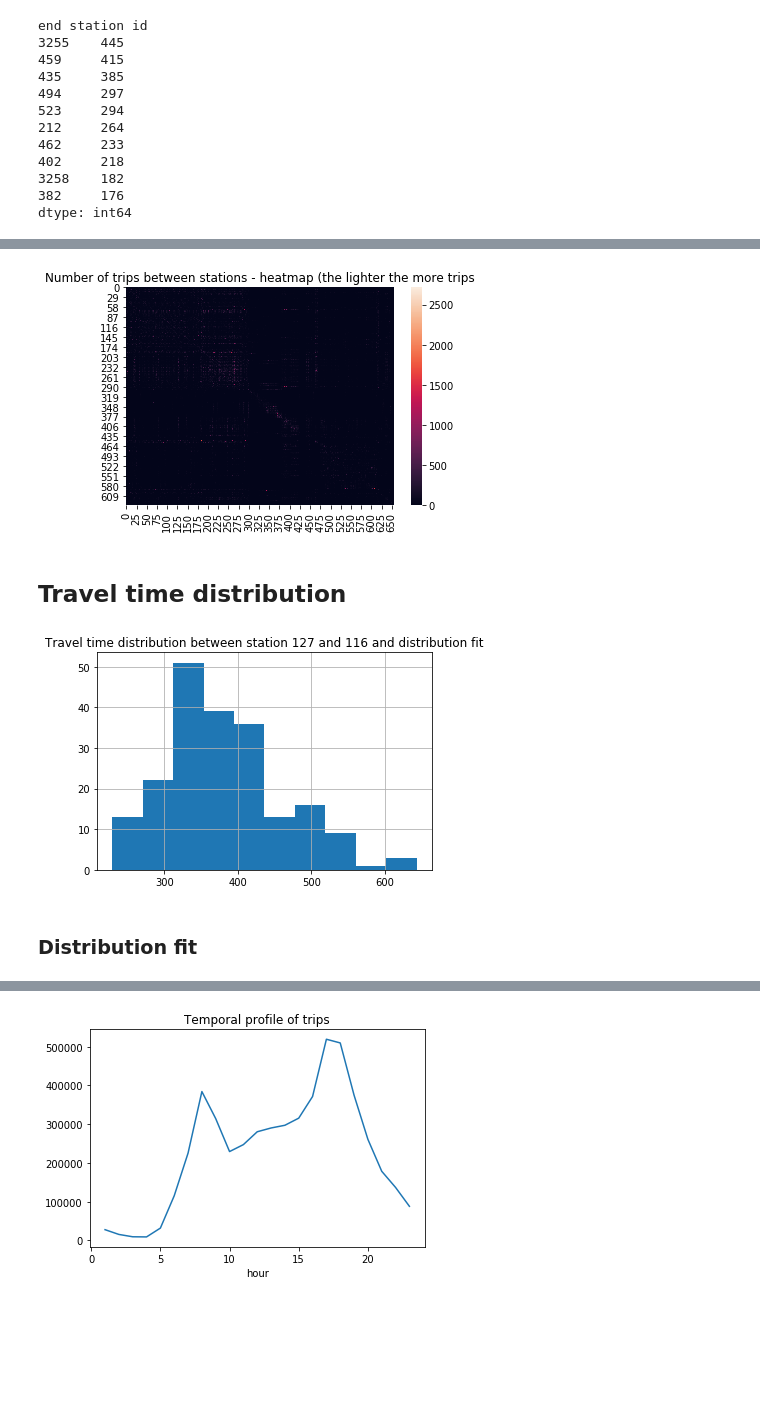
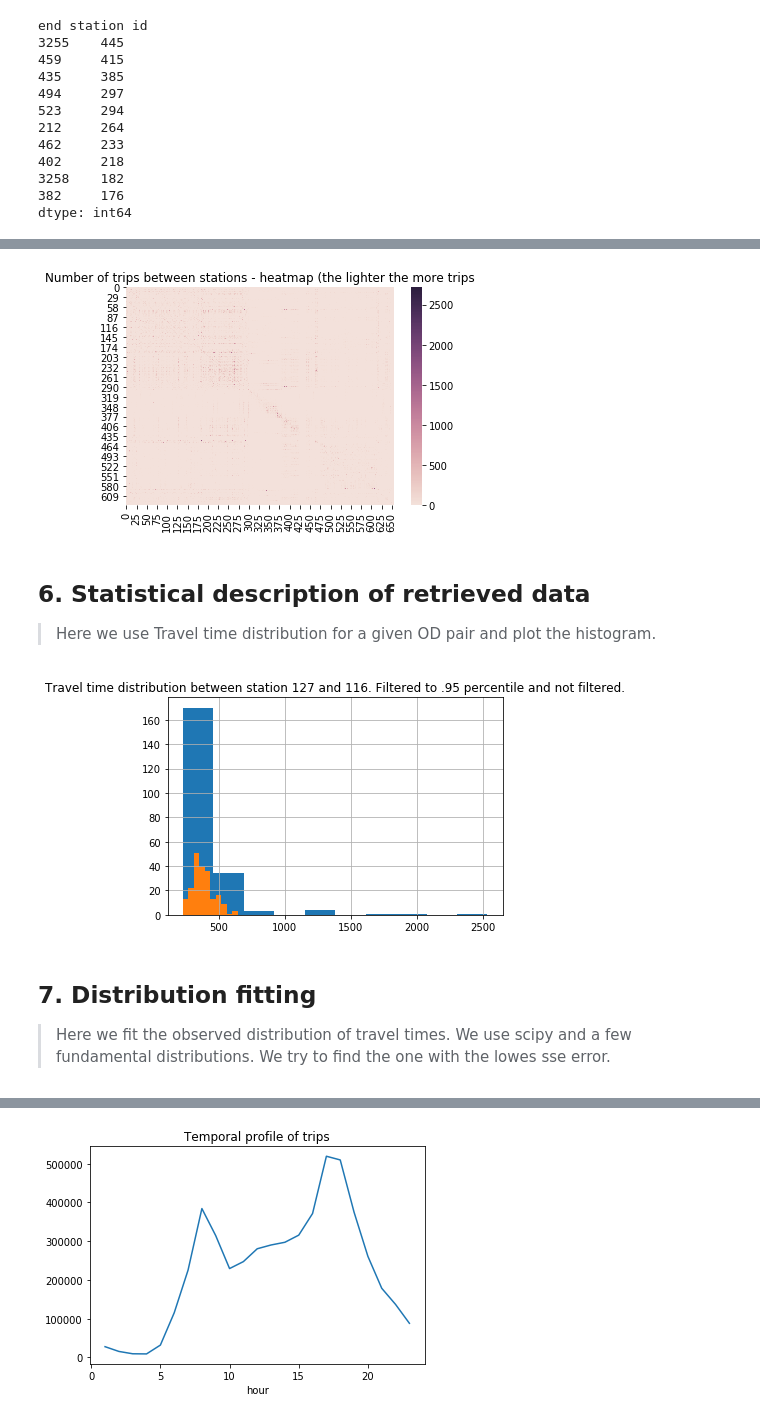
Before and after one commit to RafalKucharskiPK/DataScience_for_TransportationResearch, a Jupyter notebook: demo.ipynb, the cells around one changed output, grey strips where cells are left out. Drawn from its saved outputs; the diff is of its cells as text; code cells hidden in the pictures; blank space fills up the shorter version.

```diff
--- a/demo.ipynb
+++ b/demo.ipynb
@@ -259,23 +321,29 @@ relative_OD.head()
 5 rows × 656 columns
 # %%
-cmap = sns.color_palette("cubehelix", 16)
+cmap = sns.cubehelix_palette(as_cmap=True, light=.9)
+cmap.set_under("1.1")
 df_mtx = OD.as_matrix()
-sns.heatmap(df_mtx)
+cmap.set_under(".5")
+sns.heatmap(df_mtx, cmap= cmap)
 plt.title("Number of trips between stations - heatmap (the lighter the more trips")
 plt.show()
 # %% [output]
-[figure, old version]
+[figure, new version]
-# %% [markdown]
-## Travel time distribution
+# %% [markdown]
+## 6. Statistical description of retrieved data
+> Here we use Travel time distribution for a given OD pair and plot the histogram.
 # %%
-matrix = trips.groupby(by=['start station id', 'end station id'])  # pivot the trips for the matrix
+matrix = trips.groupby(by=['start station id', 'end station id'])  # pivot the trips to retrieve the matrix
 durations = matrix.get_group((127, 116)).tripduration  # access a single cell of the matrix
+durations.hist()
 durations = durations[durations < durations.quantile(0.95)]  # filter below the given percentile
 durations.hist()
-plt.title("Travel time distribution between station 127 and 116 and distribution fit")
+
+plt.title("Travel time distribution between station 127 and 116. Filtered to .95 percentile and not filtered.")
 plt.show()
 # %% [output]
-[figure, old version]
+[figure, new version]
-# %% [markdown]
-### Distribution fit
+# %% [markdown]
+## 7. Distribution fitting
+> Here we fit the observed distribution of travel times. We use scipy and a few fundamental distributions. We try to find the one with the lowes sse error.
 # %%
```
Also changed, not shown: parts of 46 cells of this notebook, 1 other file.
